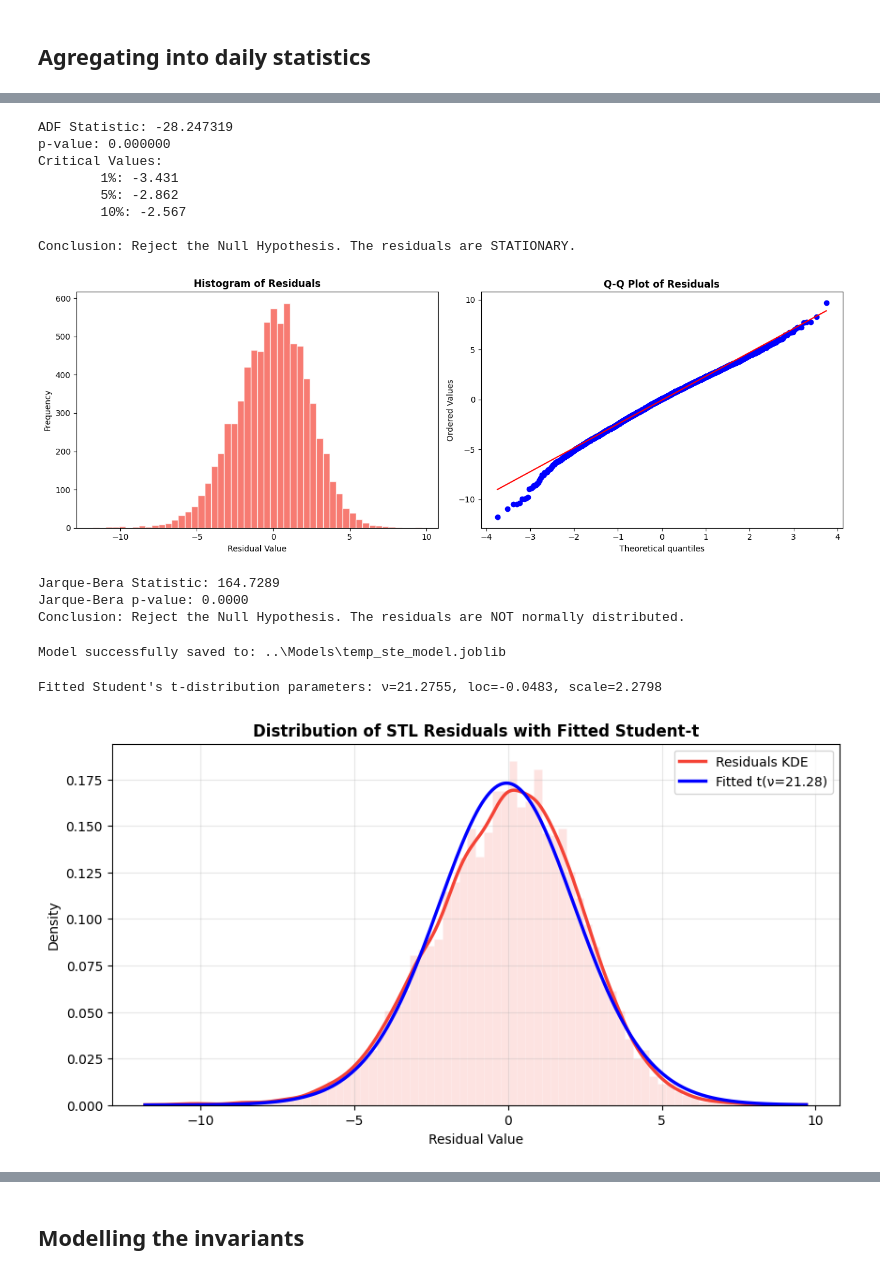
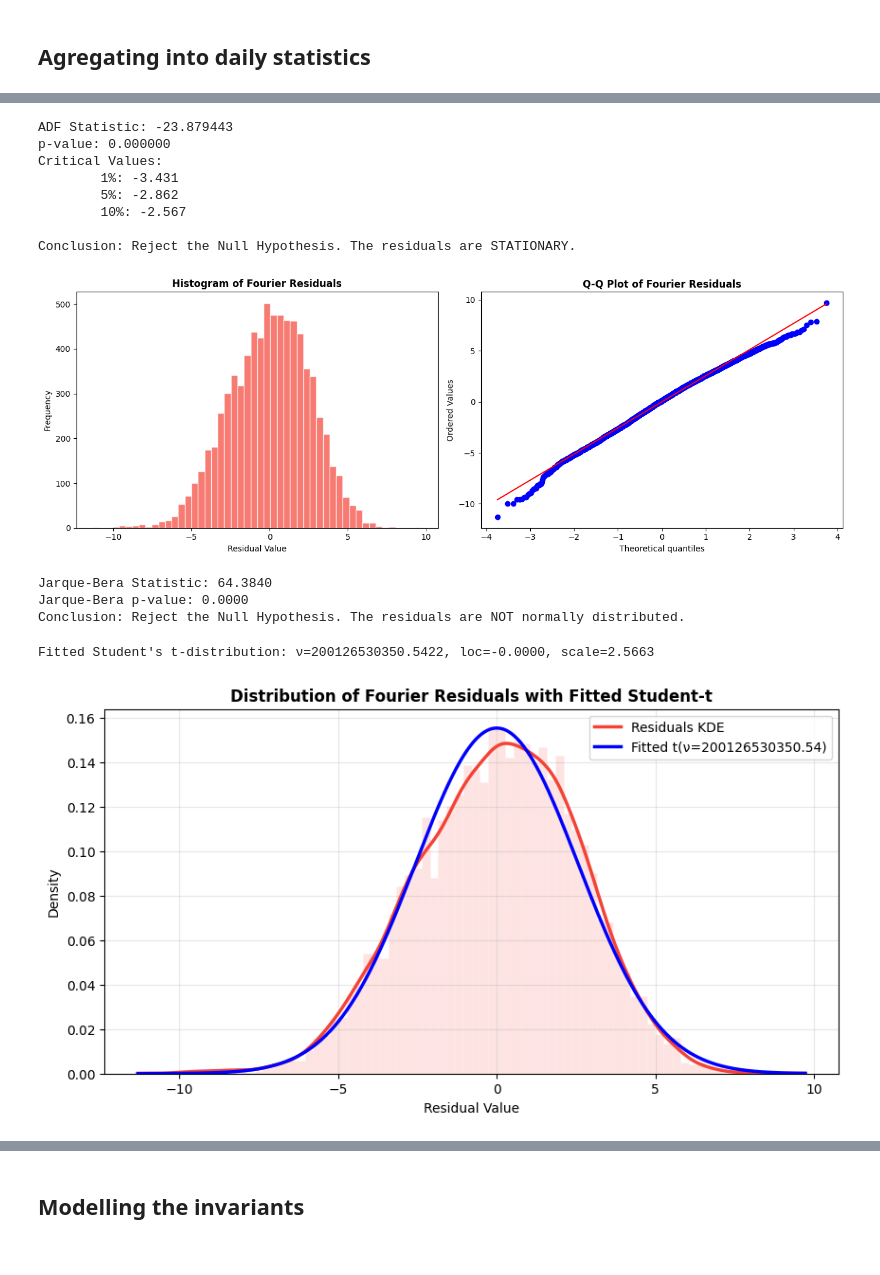
Before and after one commit to lucasmonero/Greenfin_Thesis, a Jupyter notebook: Code/Modelling/Temperature model.ipynb, the cells around one changed output, grey strips where cells are left out. Cells and saved outputs as stored; diff of their text form; code cells hidden in the pictures.

```diff
--- a/Code/Modelling/Temperature model.ipynb
+++ b/Code/Modelling/Temperature model.ipynb
@@ -141,28 +159,21 @@ Linear regression on trend: slope=0.0545 D/year, p-value=0.0013, R²=0.4294
 # %%
 from statsmodels.tsa.stattools import adfuller
 
-# Check stationarity of the residuals using Augmented Dickey-Fuller test
-
 def check_stationarity(series):
-    # Perform Augmented Dickey-Fuller test
-    # autolag='AIC' lets the test choose the best number of lags to remove autocorrelation
-    result = adfuller(series, autolag='AIC')
-
+    result = adfuller(series.dropna(), autolag='AIC')
     print('ADF Statistic: %f' % result[0])
     print('p-value: %f' % result[1])
     print('Critical Values:')
     for key, value in result[4].items():
         print('\t%s: %.3f' % (key, value))
-
     if result[1] <= 0.05:
         print("\nConclusion: Reject the Null Hypothesis. The residuals are STATIONARY.")
     else:
         print("\nConclusion: Fail to Reject the Null Hypothesis. The residuals are NON-STATIONARY.")
 
-# Apply to your STL residuals
-check_stationarity(result_stl.resid)
+check_stationarity(residuals)
 # %% [output]
-ADF Statistic: -28.247319
+ADF Statistic: -23.879443
 p-value: 0.000000
 Critical Values:
         1%: -3.431
@@ -171,20 +182,19 @@ Critical Values:
 
 Conclusion: Reject the Null Hypothesis. The residuals are STATIONARY.
 # %%
-# Check the distribution of the residuals
 import scipy.stats as stats
-# Plot histogram and Q-Q plot
+
 fig, axes = plt.subplots(1, 2, figsize=(14, 5))
-axes[0].hist(result_stl.resid, bins=50, color='#f44336', alpha=0.7, edgecolor='white')
-axes[0].set_title('Histogram of Residuals', fontsize=12, fontweight='bold')
+axes[0].hist(residuals.dropna(), bins=50, color='#f44336', alpha=0.7, edgecolor='white')
+axes[0].set_title('Histogram of Fourier Residuals', fontsize=12, fontweight='bold')
 axes[0].set_xlabel('Residual Value')
 axes[0].set_ylabel('Frequency')
-stats.probplot(result_stl.resid, dist="norm", plot=axes[1])
-axes[1].set_title('Q-Q Plot of Residuals', fontsize=12, fontweight='bold')
+stats.probplot(residuals.dropna(), dist="norm", plot=axes[1])
+axes[1].set_title('Q-Q Plot of Fourier Residuals', fontsize=12, fontweight='bold')
 plt.tight_layout()
 plt.show()
-# Perform Jarque-Bera test for normality
-jb_stat, jb_p = stats.jarque_bera(result_stl.resid)
+
+jb_stat, jb_p = stats.jarque_bera(residuals.dropna())
 print(f"Jarque-Bera Statistic: {jb_stat:.4f}")
 print(f"Jarque-Bera p-value: {jb_p:.4f}")
 if jb_p < 0.05:
@@ -192,45 +202,31 @@ if jb_p < 0.05:
 else:
     print("Conclusion: Fail to Reject the Null Hypothesis. The residuals are normally distributed.")
 # %% [output]
-[figure, old version]
+[figure, new version]
-Jarque-Bera Statistic: 164.7289
+Jarque-Bera Statistic: 64.3840
 Jarque-Bera p-value: 0.0000
 Conclusion: Reject the Null Hypothesis. The residuals are NOT normally distributed.
-# %%
-import joblib
-
-# save the model on the subfolder Models
-model_folder = Path("../Models")
-
-model_path = model_folder / "temp_ste_model.joblib"
-
-# Save the model
-joblib.dump(result_stl, model_path)
-
-print(f"Model successfully saved to: {model_path}")
-# %% [output]
-Model successfully saved to: ..\Models\temp_ste_model.joblib
 # %%
-# Fit the residuals to a Student's t-distribution to check for heavy tails
 from scipy import stats
-t_df, t_loc, t_scale = stats.t.fit(result_stl.resid.dropna())
-print(f"Fitted Student's t-distribution parameters: ν={t_df:.4f}, loc={t_loc:.4f}, scale={t_scale:.4f}")
 
-# Plot the distribution of residuals with the fitted t-distribution
+t_df, t_loc, t_scale = stats.t.fit(residuals.dropna())
+print(f"Fitted Student's t-distribution: ν={t_df:.4f}, loc={t_loc:.4f}, scale={t_scale:.4f}")
+
 fig, ax = plt.subplots(figsize=(10, 5))
-resid = result_stl.resid.dropna()
+resid = residuals.dropna()
 kde = stats.gaussian_kde(resid)
 x_vals = np.linspace(resid.min(), resid.max(), 500)
 ax.plot(x_vals, kde(x_vals), color='#f44336', lw=2.5, label='Residuals KDE')
-ax.plot(x_vals, stats.t.pdf(x_vals, df=t_df, loc=t_loc, scale=t_scale), color='blue', lw=2.5, label=f'Fitted t(ν={t_df:.2f})')
+ax.plot(x_vals, stats.t.pdf(x_vals, df=t_df, loc=t_loc, scale=t_scale),
+        color='blue', lw=2.5, label=f'Fitted t(ν={t_df:.2f})')
 ax.hist(resid, bins=80, density=True, color='#f44336', alpha=0.15, edgecolor='white')
-ax.set_title('Distribution of STL Residuals with Fitted Student-t', fontsize=12, fontweight='bold')
+ax.set_title('Distribution of Fourier Residuals with Fitted Student-t', fontsize=12, fontweight='bold')
 ax.set_xlabel('Residual Value')
 ax.set_ylabel('Density')
 ax.legend()
 ax.grid(True, alpha=0.3)
 plt.show()
 # %% [output]
-Fitted Student's t-distribution parameters: ν=21.2755, loc=-0.0483, scale=2.2798
+Fitted Student's t-distribution: ν=200126530350.5422, loc=-0.0000, scale=2.5663
-[figure, old version]
+[figure, new version]
 # %%
```
Also changed, not shown: parts of 26 cells of this notebook, 6 other files.
